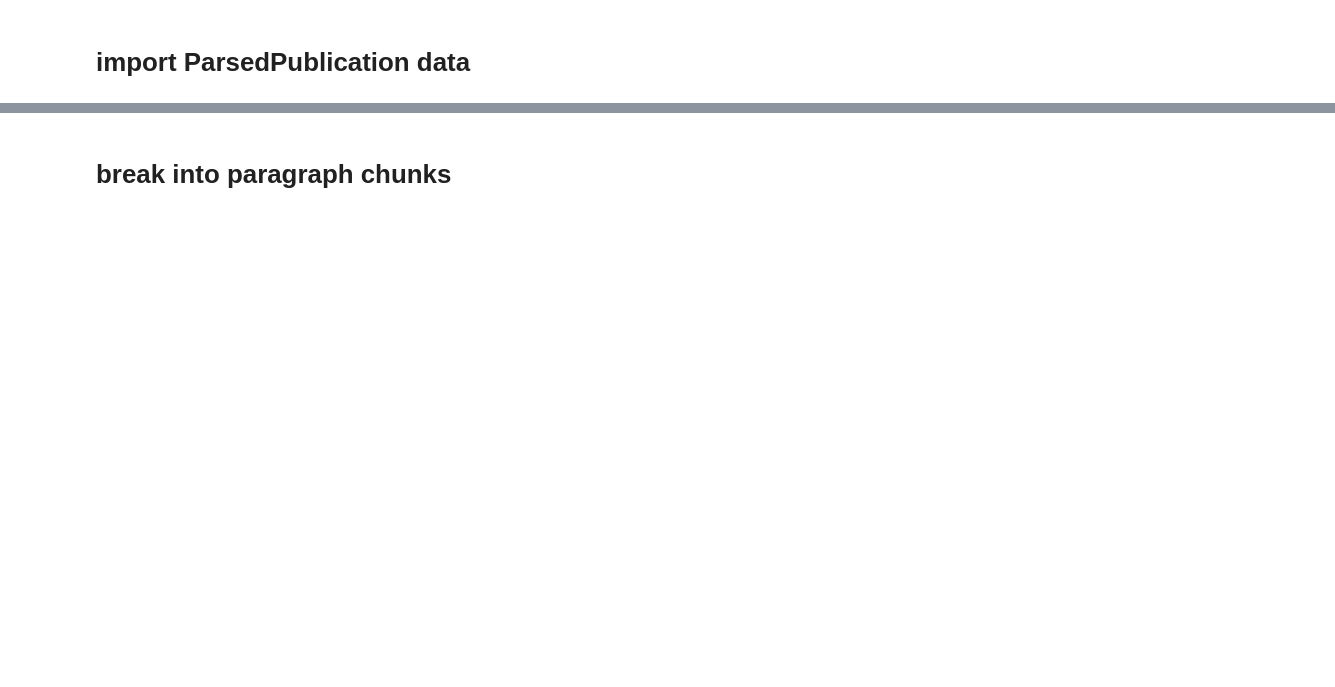
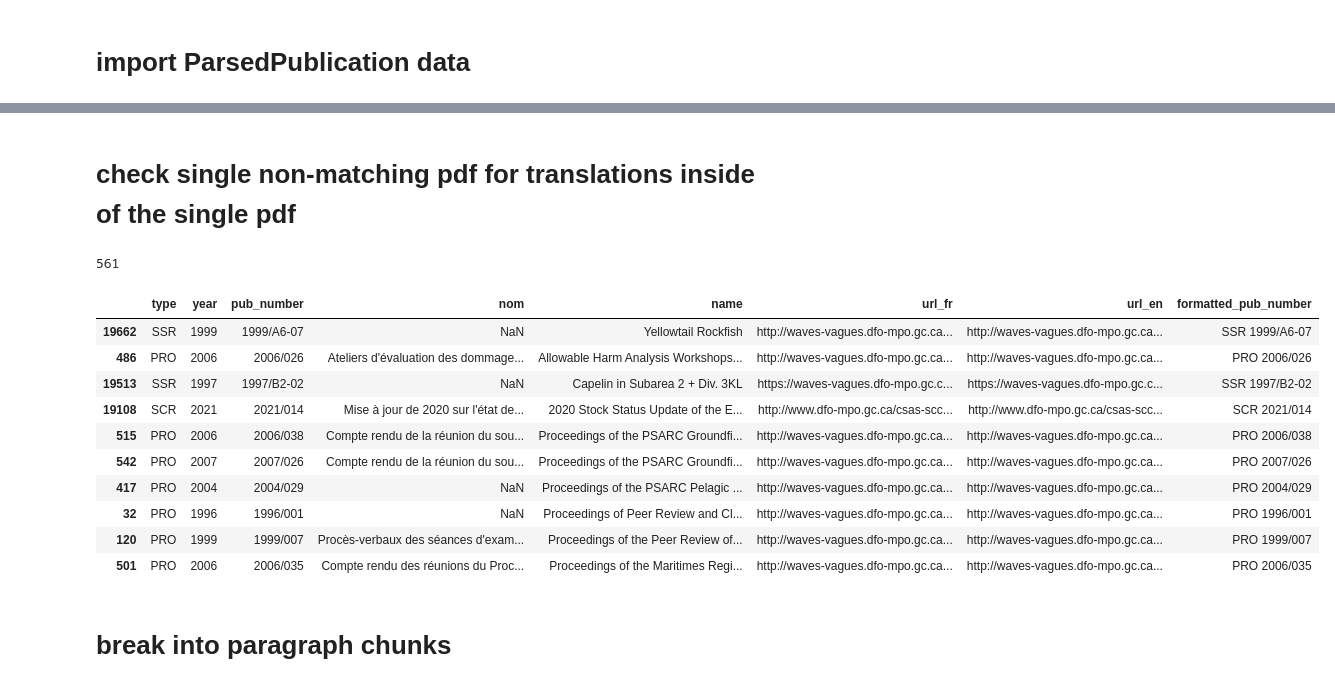
Before and after one commit to KevinCarr42/AI-Translation, a Jupyter notebook: fr_eng_correlation.ipynb, the cells around one changed output, grey strips where cells are left out. Drawn from its saved outputs; the diff is of its cells as text; code cells hidden in the pictures; blank space fills up the shorter version.

```diff
--- a/fr_eng_correlation.ipynb
+++ b/fr_eng_correlation.ipynb
@@ -621,3 +311,24 @@ Name: count, dtype: int64
+# %% [markdown]
+# check single non-matching pdf for translations inside of the single pdf
+# %%
+# how many files are just a single link?
+
+print(combined_df[combined_df.url_fr == combined_df.url_en].shape[0])
+
+combined_df[combined_df.url_fr == combined_df.url_en].sample(10)
+# %% [output]
+561
+|  | type | year | pub_number | nom | name | url_fr | url_en | formatted_pub_number |
+| 19662 | SSR | 1999 | 1999/A6-07 | NaN | Yellowtail Rockfish | http://waves-vagues.dfo-mpo.gc.ca... | http://waves-vagues.dfo-mpo.gc.ca... | SSR 1999/A6-07 |
+| 486 | PRO | 2006 | 2006/026 | Ateliers d'évaluation des dommage... | Allowable Harm Analysis Workshops... | http://waves-vagues.dfo-mpo.gc.ca... | http://waves-vagues.dfo-mpo.gc.ca... | PRO 2006/026 |
+| 19513 | SSR | 1997 | 1997/B2-02 | NaN | Capelin in Subarea 2 + Div. 3KL | https://waves-vagues.dfo-mpo.gc.c... | https://waves-vagues.dfo-mpo.gc.c... | SSR 1997/B2-02 |
+| 19108 | SCR | 2021 | 2021/014 | Mise à jour de 2020 sur l'état de... | 2020 Stock Status Update of the E... | http://www.dfo-mpo.gc.ca/csas-scc... | http://www.dfo-mpo.gc.ca/csas-scc... | SCR 2021/014 |
+| 515 | PRO | 2006 | 2006/038 | Compte rendu de la réunion du sou... | Proceedings of the PSARC Groundfi... | http://waves-vagues.dfo-mpo.gc.ca... | http://waves-vagues.dfo-mpo.gc.ca... | PRO 2006/038 |
+| 542 | PRO | 2007 | 2007/026 | Compte rendu de la réunion du sou... | Proceedings of the PSARC Groundfi... | http://waves-vagues.dfo-mpo.gc.ca... | http://waves-vagues.dfo-mpo.gc.ca... | PRO 2007/026 |
+| 417 | PRO | 2004 | 2004/029 | NaN | Proceedings of the PSARC Pelagic ... | http://waves-vagues.dfo-mpo.gc.ca... | http://waves-vagues.dfo-mpo.gc.ca... | PRO 2004/029 |
+| 32 | PRO | 1996 | 1996/001 | NaN | Proceedings of Peer Review and Cl... | http://waves-vagues.dfo-mpo.gc.ca... | http://waves-vagues.dfo-mpo.gc.ca... | PRO 1996/001 |
+| 120 | PRO | 1999 | 1999/007 | Procès-verbaux des séances d'exam... | Proceedings of the Peer Review of... | http://waves-vagues.dfo-mpo.gc.ca... | http://waves-vagues.dfo-mpo.gc.ca... | PRO 1999/007 |
+| 501 | PRO | 2006 | 2006/035 | Compte rendu des réunions du Proc... | Proceedings of the Maritimes Regi... | http://waves-vagues.dfo-mpo.gc.ca... | http://waves-vagues.dfo-mpo.gc.ca... | PRO 2006/035 |
 # %% [markdown]
 # break into paragraph chunks
 # %%
```
Also changed, not shown: parts of 40 cells of this notebook.
